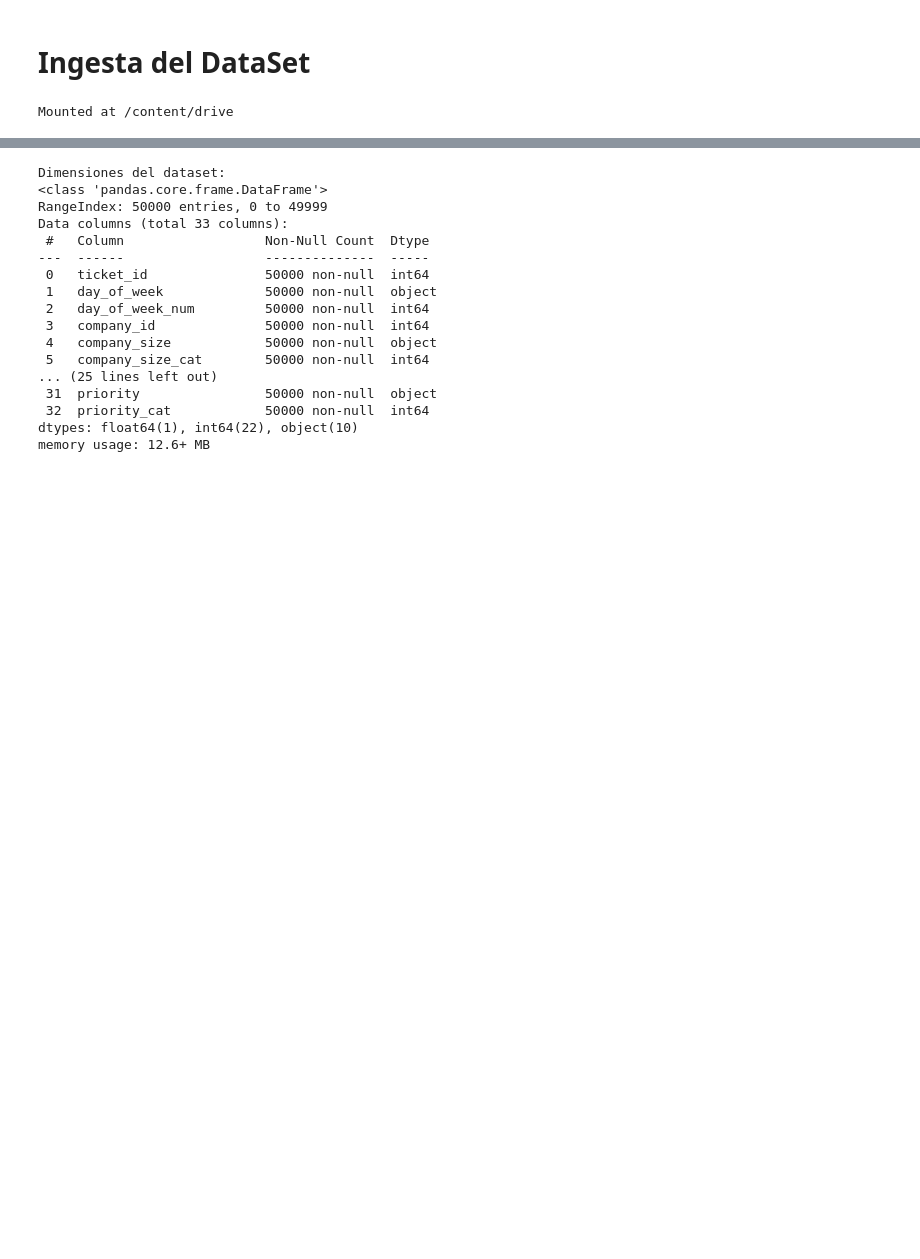
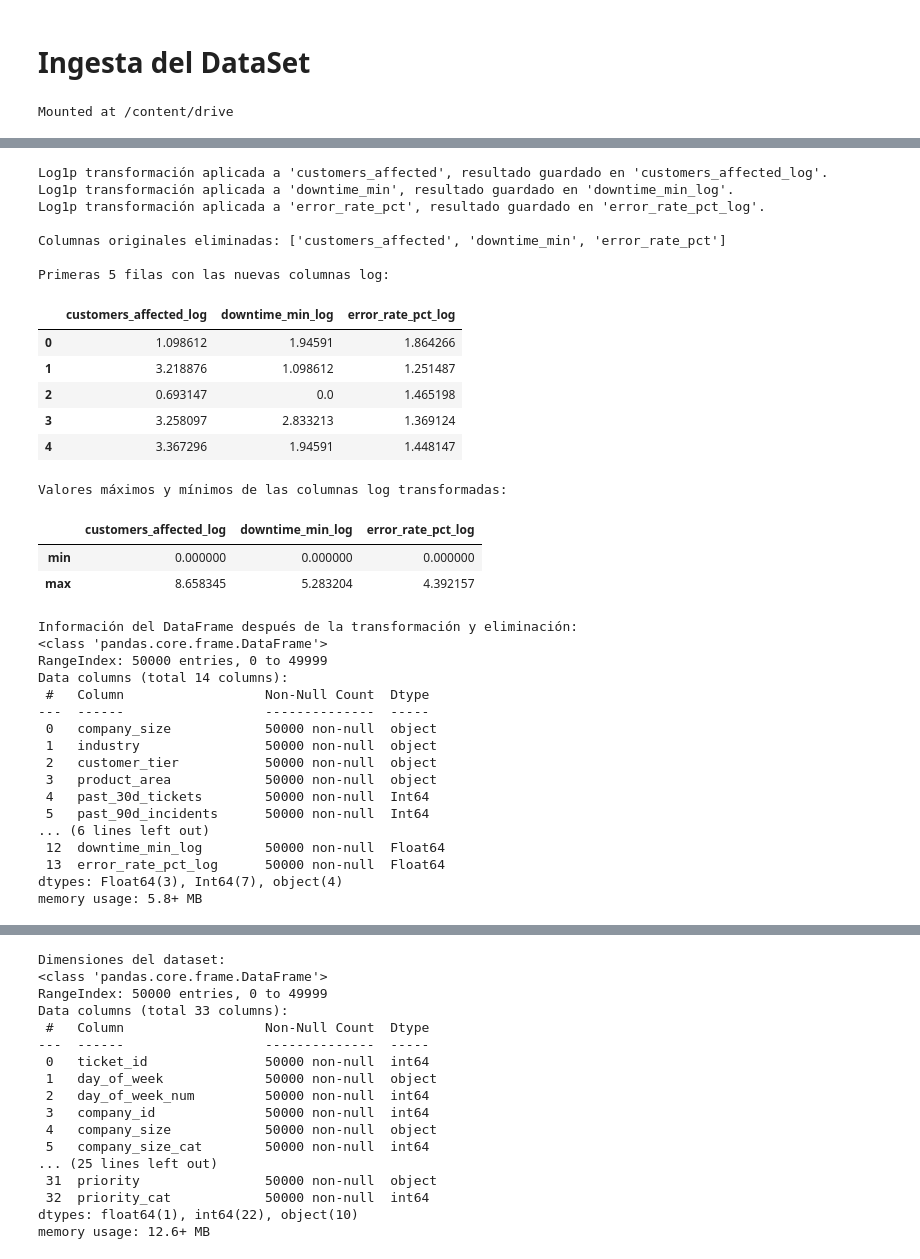
Before and after one commit to mmcuervo/ExamMLcategorias, a Jupyter notebook: 02_eda.ipynb, the cells around one changed output, grey strips where cells are left out. Saved outputs shown, nothing was run; the diff lists cells and outputs as text; code cells hidden in the pictures; blank space fills up the shorter version.

```diff
--- a/02_eda.ipynb
+++ b/02_eda.ipynb
@@ -77,0 +366,75 @@ Mounted at /content/drive
+# %%
+#6 Aplicamos log1p(x) a 'customers_affected', error_rate_pct, and 'downtime_min'
+# Applying log1p(x) to 'customers_affected', error_rate_pct, and 'downtime_min'
+cols_to_log = ['customers_affected', 'downtime_min', 'error_rate_pct']
+
+for col in cols_to_log:
+    new_col_name = f'{col}_log'
+    # Ensure column exists and is numeric before applying log1p
+    if col in dc.columns and pd.api.types.is_numeric_dtype(dc[col]):
+        dc[new_col_name] = np.log1p(dc[col])
+        print(f"Log1p transformación aplicada a '{col}', resultado guardado en '{new_col_name}'.")
+    else:
+        print(f"Advertencia: La columna '{col}' no se encontró o no es numérica. No se aplicó log1p.")
+
+
+# Eliminar las columnas originales después de la transformación
+# Drop the original columns after transformation
+dc.drop(columns=cols_to_log, inplace=True, errors='ignore')
+print(f"\nColumnas originales eliminadas: {cols_to_log}")
+
+
+print("\nPrimeras 5 filas con las nuevas columnas log:")
+# Display first 5 rows with the new log columns
+log_cols_created = [f'{col}_log' for col in cols_to_log if f'{col}_log' in dc.columns]
+if log_cols_created:
+    display(dc[log_cols_created].head())
+else:
+    print("No se crearon columnas log.")
+
+print("\nValores máximos y mínimos de las columnas log transformadas:")
+# Display max and min values of the log-transformed columns
+if log_cols_created:
+    display(dc[log_cols_created].agg(['min', 'max']))
+else:
+     print("No hay columnas log para mostrar min/max.")
+
+# Mostrar información del DataFrame para verificar las columnas
+# Display DataFrame info to verify columns
+print("\nInformación del DataFrame después de la transformación y eliminación:")
+dc.info()
+# %% [output]
+Log1p transformación aplicada a 'customers_affected', resultado guardado en 'customers_affected_log'.
+Log1p transformación aplicada a 'downtime_min', resultado guardado en 'downtime_min_log'.
+Log1p transformación aplicada a 'error_rate_pct', resultado guardado en 'error_rate_pct_log'.
+
+Columnas originales eliminadas: ['customers_affected', 'downtime_min', 'error_rate_pct']
+
+Primeras 5 filas con las nuevas columnas log:
+|  | customers_affected_log | downtime_min_log | error_rate_pct_log |
+| 0 | 1.098612 | 1.94591 | 1.864266 |
+| 1 | 3.218876 | 1.098612 | 1.251487 |
+| 2 | 0.693147 | 0.0 | 1.465198 |
+| 3 | 3.258097 | 2.833213 | 1.369124 |
+| 4 | 3.367296 | 1.94591 | 1.448147 |
+Valores máximos y mínimos de las columnas log transformadas:
+|  | customers_affected_log | downtime_min_log | error_rate_pct_log |
+| min | 0.000000 | 0.000000 | 0.000000 |
+| max | 8.658345 | 5.283204 | 4.392157 |
+Información del DataFrame después de la transformación y eliminación:
+<class 'pandas.core.frame.DataFrame'>
+RangeIndex: 50000 entries, 0 to 49999
+Data columns (total 14 columns):
+ #   Column                  Non-Null Count  Dtype
+---  ------                  --------------  -----
+ 0   company_size            50000 non-null  object
+ 1   industry                50000 non-null  object
+ 2   customer_tier           50000 non-null  object
+ 3   product_area            50000 non-null  object
+ 4   past_30d_tickets        50000 non-null  Int64
+ 5   past_90d_incidents      50000 non-null  Int64
+... (6 lines left out)
+ 12  downtime_min_log        50000 non-null  Float64
+ 13  error_rate_pct_log      50000 non-null  Float64
+dtypes: Float64(3), Int64(7), object(4)
+memory usage: 5.8+ MB
```
Also changed, not shown: parts of 8 cells of this notebook.
